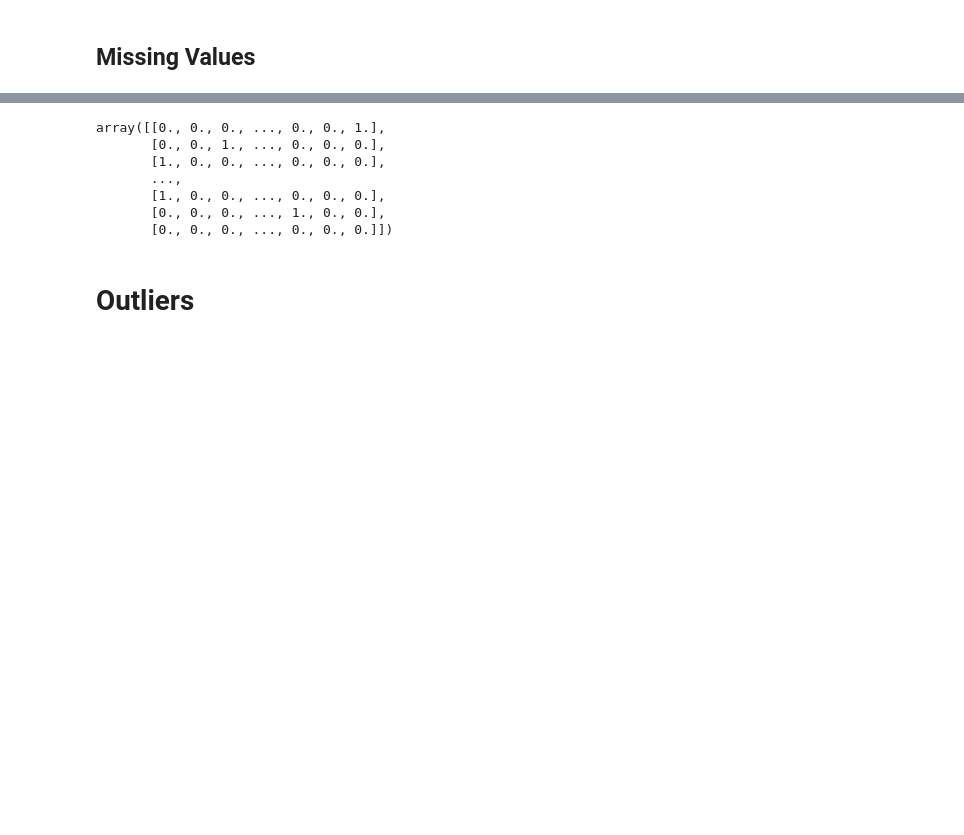
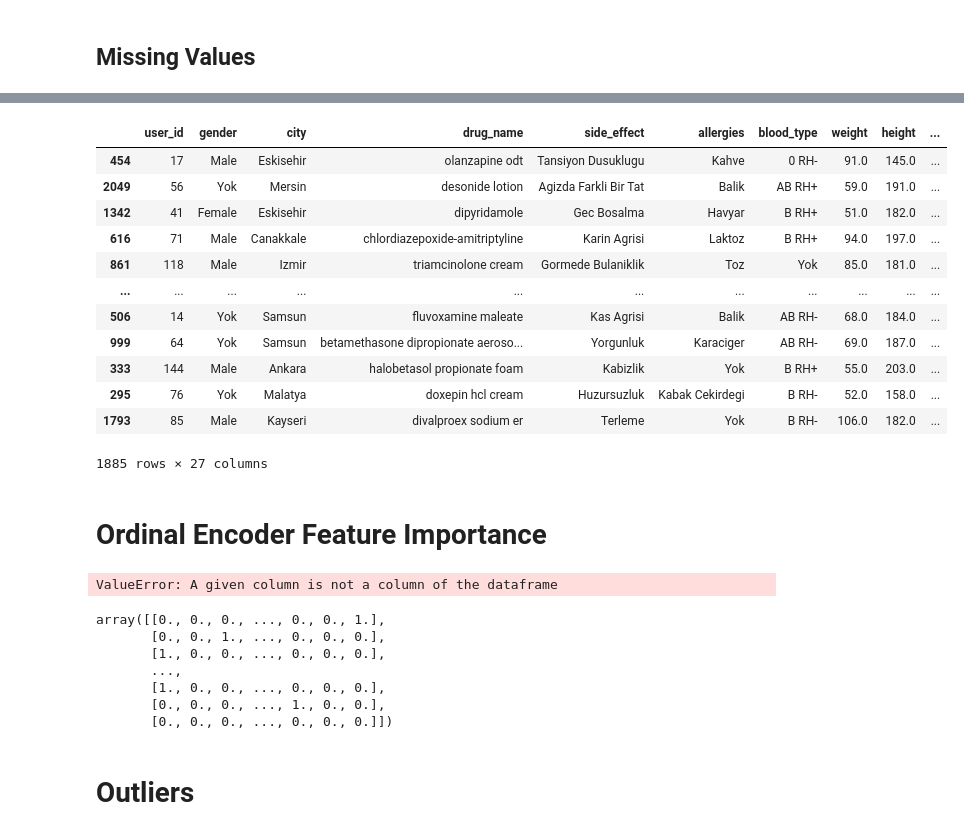
Before and after one commit to yusufmertcel/Pusula_YusufMert_Celikarslan, a Jupyter notebook: data_analysis.ipynb, the cells around one changed output, grey strips where cells are left out. Saved outputs shown, nothing was run; the diff lists cells and outputs as text; code cells hidden in the pictures; blank space fills up the shorter version.

```diff
--- a/data_analysis.ipynb
+++ b/data_analysis.ipynb
@@ -222,6 +208,3 @@ def split_disease_column(df, column_name):
     df[[column_name+"_1", column_name+"_2"]] = pd.DataFrame(df[column_name].tolist(), index=df.index)
     df = empty_imputer(df, column_name+"_2")
     return df.drop([column_name], axis=1)
-# %%
-for disease in missing_diseases:
-    df_train = split_disease_column(df_train, disease)
@@ -239,0 +211,12 @@ Index(['user_id', 'gender', 'birthdate', 'origin', 'city', 'drug_name',
+# %%
+missing_diseases = ["chronic_diseases", "mother_chronic_diseases","father_chronic_diseases", "brother_chronic_diseases", "sister_chronic_diseases"]
+def preprocess_pipe(df):
+    df = fill_missing_values(df, missing_diseases)
+    for disease in missing_diseases:
+        df = split_disease_column(df, disease)
+    df.drop(['birthdate', 'origin', 'drug_start_date', 'drug_end_date','side_effect_notif_date'], axis=1, inplace=True)
+    return df
+# %%
+df_train, df_test = strat_train_set.copy(), strat_test_set.copy()
+# %%
+df_train, df_test = preprocess_pipe(df_train), preprocess_pipe(df_test)
@@ -290,3 +322,41 @@ df_train_prepared.toarray().shape
+# %%
+df_train
+# %% [output]
+|  | user_id | gender | city | drug_name | side_effect | allergies | blood_type | weight | height | ... |
+| 454 | 17 | Male | Eskisehir | olanzapine odt | Tansiyon Dusuklugu | Kahve | 0 RH- | 91.0 | 145.0 | ... |
+| 2049 | 56 | Yok | Mersin | desonide lotion | Agizda Farkli Bir Tat | Balik | AB RH+ | 59.0 | 191.0 | ... |
+| 1342 | 41 | Female | Eskisehir | dipyridamole | Gec Bosalma | Havyar | B RH+ | 51.0 | 182.0 | ... |
+| 616 | 71 | Male | Canakkale | chlordiazepoxide-amitriptyline | Karin Agrisi | Laktoz | B RH+ | 94.0 | 197.0 | ... |
+| 861 | 118 | Male | Izmir | triamcinolone cream | Gormede Bulaniklik | Toz | Yok | 85.0 | 181.0 | ... |
+| ... | ... | ... | ... | ... | ... | ... | ... | ... | ... | ... |
+| 506 | 14 | Yok | Samsun | fluvoxamine maleate | Kas Agrisi | Balik | AB RH- | 68.0 | 184.0 | ... |
+| 999 | 64 | Yok | Samsun | betamethasone dipropionate aeroso... | Yorgunluk | Karaciger | AB RH- | 69.0 | 187.0 | ... |
+| 333 | 144 | Male | Ankara | halobetasol propionate foam | Kabizlik | Yok | B RH+ | 55.0 | 203.0 | ... |
+| 295 | 76 | Yok | Malatya | doxepin hcl cream | Huzursuzluk | Kabak Cekirdegi | B RH- | 52.0 | 158.0 | ... |
+| 1793 | 85 | Male | Kayseri | divalproex sodium er | Terleme | Yok | B RH- | 106.0 | 182.0 | ... |
+1885 rows × 27 columns
+# %% [markdown]
+# Ordinal Encoder Feature Importance
+# %%
+from sklearn.ensemble import RandomForestClassifier
+
+target_var = ["side_effect"]
+
+X_train, y_train = df_train.drop(target_var, axis=1).values, df_train[target_var].values
+X_test, y_test = df_test.drop(target_var, axis=1).values, df_test[target_var].values
+
+X_train = full_pipeline.fit_transform(X_train)
+X_test = full_pipeline.fit_transform(X_test)
+
+feature_names = X_train.columns.values
+
+clf = RandomForestClassifier().fit(X_train, y_train)
+
+importances = clf.feature_importances_
+feature_imp_df = pd.DataFrame({'Feature': feature_names, 'Gini Importance': importances}).sort_values('Gini Importance', ascending=False)
+print(feature_imp_df)
+# %% [output]
+ValueError: A given column is not a column of the dataframe
 # %%
 from sklearn.preprocessing import OneHotEncoder, LabelEncoder,
 
```
Also changed, not shown: parts of 30 cells of this notebook.
